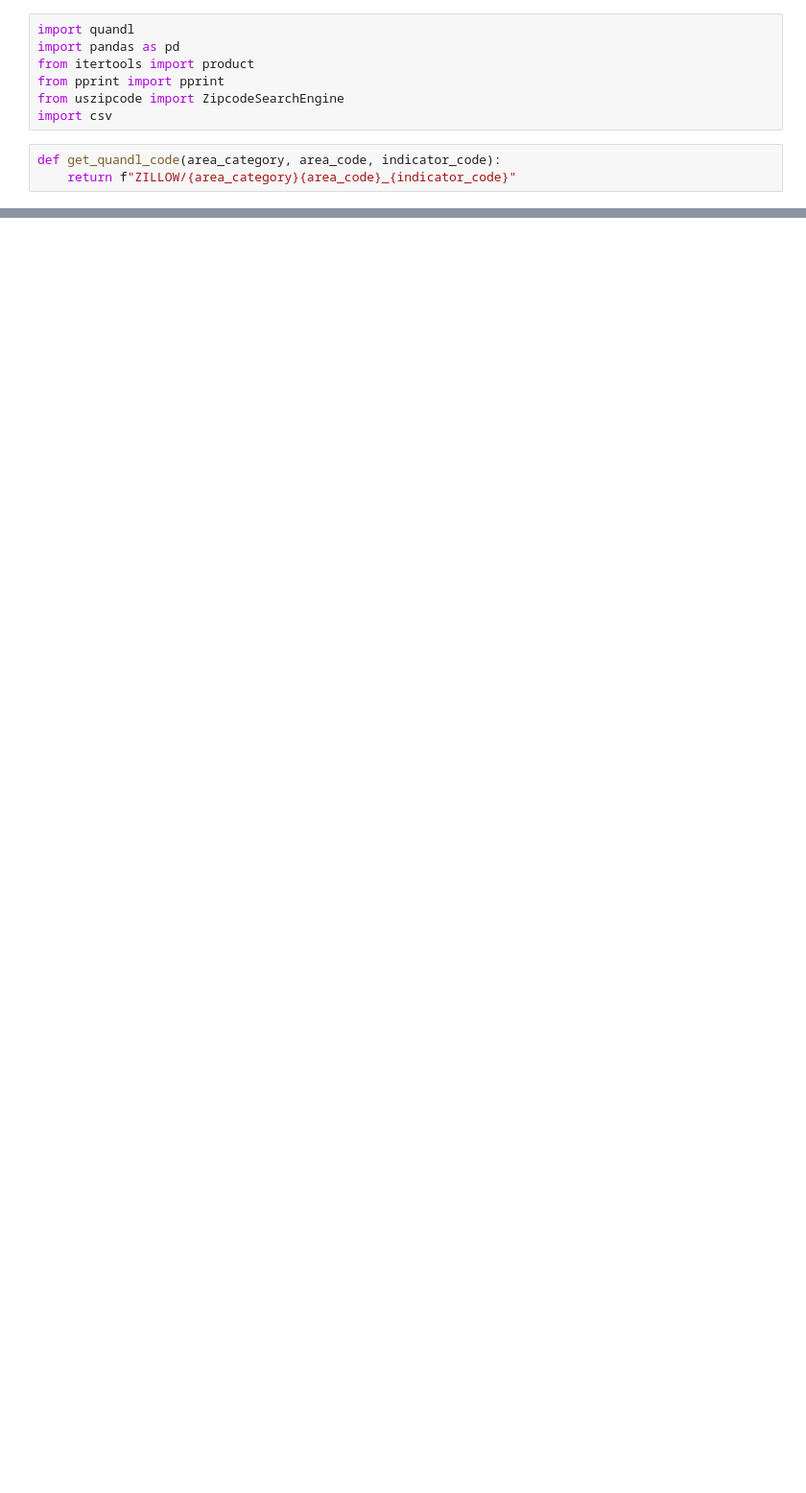
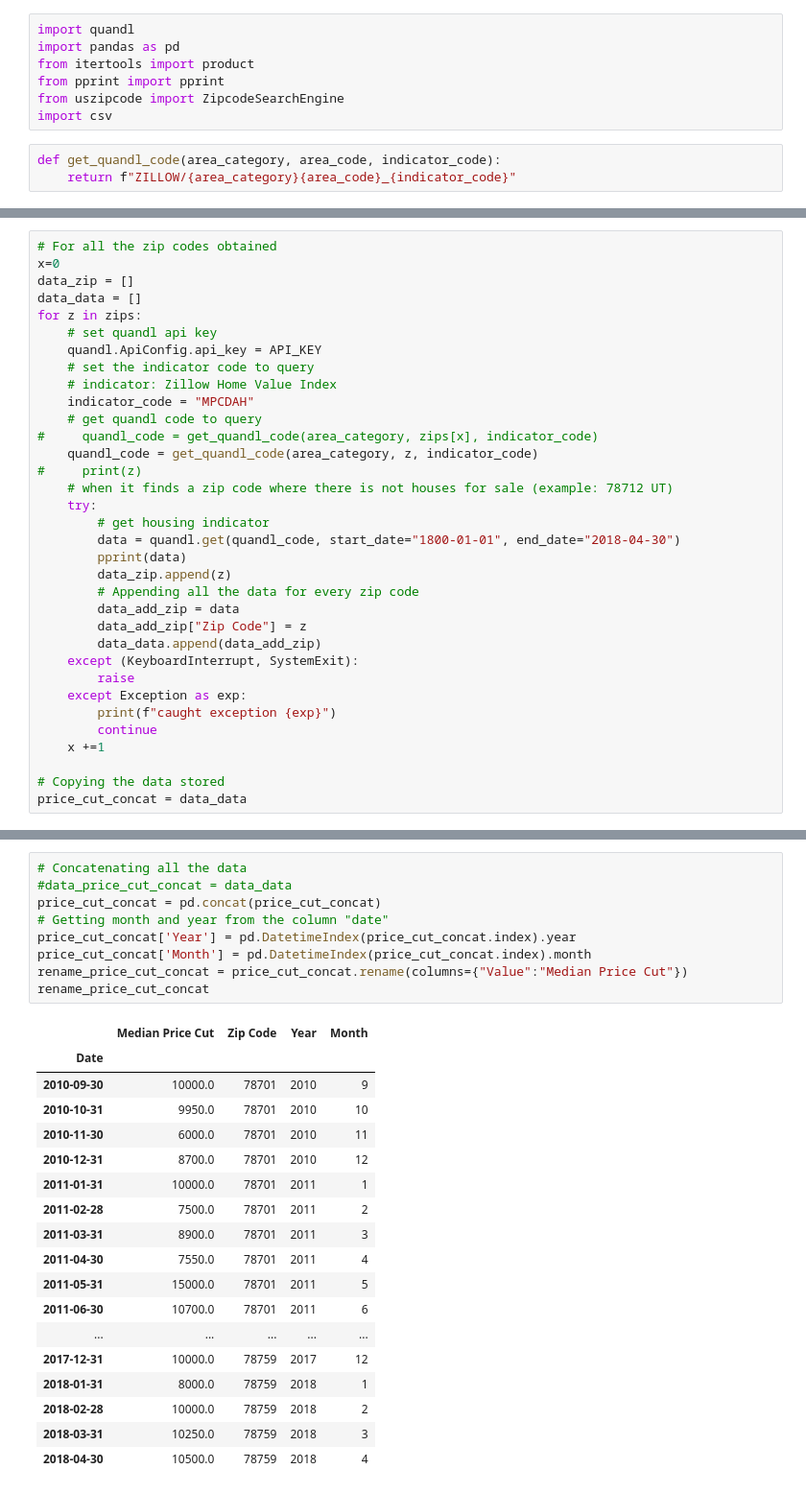
Before and after one commit to KeithBreach/project-01, a Jupyter notebook: scripts/quandl_api_modified.ipynb, the cells around one changed output, grey strips where cells are left out. Shown: that part at 96% size. Drawn from its saved outputs; the diff is of its cells as text; blank space fills up the shorter version.

```diff
--- a/scripts/quandl_api_modified.ipynb
+++ b/scripts/quandl_api_modified.ipynb
@@ -63,0 +221,34 @@ For now the code is only working for the home value index. Change: indicator_cod
+# %%
+# For all the zip codes obtained
+x=0
+data_zip = []
+data_data = []
+for z in zips:
+    # set quandl api key
+    quandl.ApiConfig.api_key = API_KEY
+    # set the indicator code to query
+    # indicator: Zillow Home Value Index
+    indicator_code = "MPCDAH"
+    # get quandl code to query
+#     quandl_code = get_quandl_code(area_category, zips[x], indicator_code)
+    quandl_code = get_quandl_code(area_category, z, indicator_code)
+#     print(z)
+    # when it finds a zip code where there is not houses for sale (example: 78712 UT)
+    try:
+        # get housing indicator
+        data = quandl.get(quandl_code, start_date="1800-01-01", end_date="2018-04-30")
+        pprint(data)
+        data_zip.append(z)
+        # Appending all the data for every zip code
+        data_add_zip = data
+        data_add_zip["Zip Code"] = z
+        data_data.append(data_add_zip)
+    except (KeyboardInterrupt, SystemExit):
+        raise
+    except Exception as exp:
+        print(f"caught exception {exp}")
+        continue
+    x +=1
+
+# Copying the data stored
+price_cut_concat = data_data
@@ -63,0 +273,28 @@ For now the code is only working for the home value index. Change: indicator_cod
+# %%
+# Concatenating all the data
+#data_price_cut_concat = data_data
+price_cut_concat = pd.concat(price_cut_concat)
+# Getting month and year from the column "date"
+price_cut_concat['Year'] = pd.DatetimeIndex(price_cut_concat.index).year
+price_cut_concat['Month'] = pd.DatetimeIndex(price_cut_concat.index).month
+rename_price_cut_concat = price_cut_concat.rename(columns={"Value":"Median Price Cut"})
+rename_price_cut_concat
+# %% [output]
+|  | Median Price Cut | Zip Code | Year | Month |
+| Date |  |  |  |  |
+| 2010-09-30 | 10000.0 | 78701 | 2010 | 9 |
+| 2010-10-31 | 9950.0 | 78701 | 2010 | 10 |
+| 2010-11-30 | 6000.0 | 78701 | 2010 | 11 |
+| 2010-12-31 | 8700.0 | 78701 | 2010 | 12 |
+| 2011-01-31 | 10000.0 | 78701 | 2011 | 1 |
+| 2011-02-28 | 7500.0 | 78701 | 2011 | 2 |
+| 2011-03-31 | 8900.0 | 78701 | 2011 | 3 |
+| 2011-04-30 | 7550.0 | 78701 | 2011 | 4 |
+| 2011-05-31 | 15000.0 | 78701 | 2011 | 5 |
+| 2011-06-30 | 10700.0 | 78701 | 2011 | 6 |
+| ... | ... | ... | ... | ... |
+| 2017-12-31 | 10000.0 | 78759 | 2017 | 12 |
+| 2018-01-31 | 8000.0 | 78759 | 2018 | 1 |
+| 2018-02-28 | 10000.0 | 78759 | 2018 | 2 |
+| 2018-03-31 | 10250.0 | 78759 | 2018 | 3 |
+| 2018-04-30 | 10500.0 | 78759 | 2018 | 4 |
```
Also changed, not shown: parts of 38 cells of this notebook, 2 other files.
